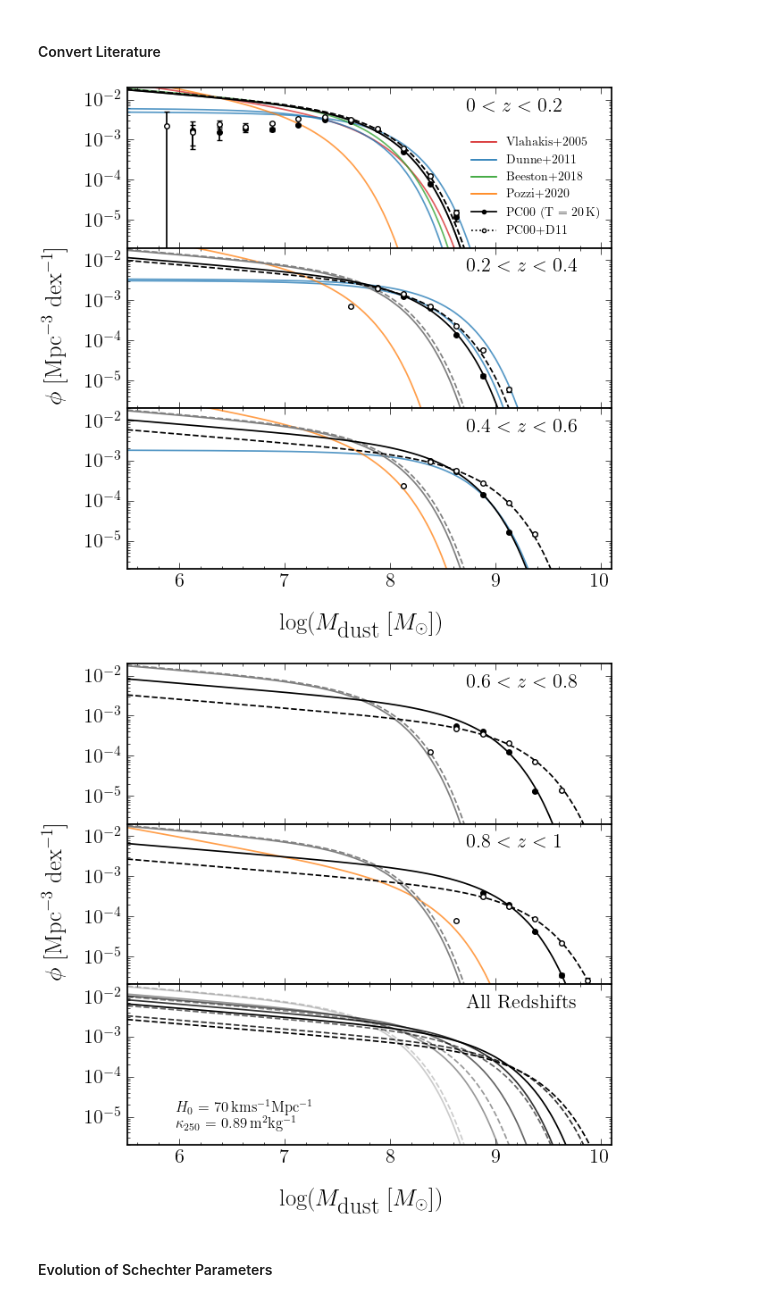
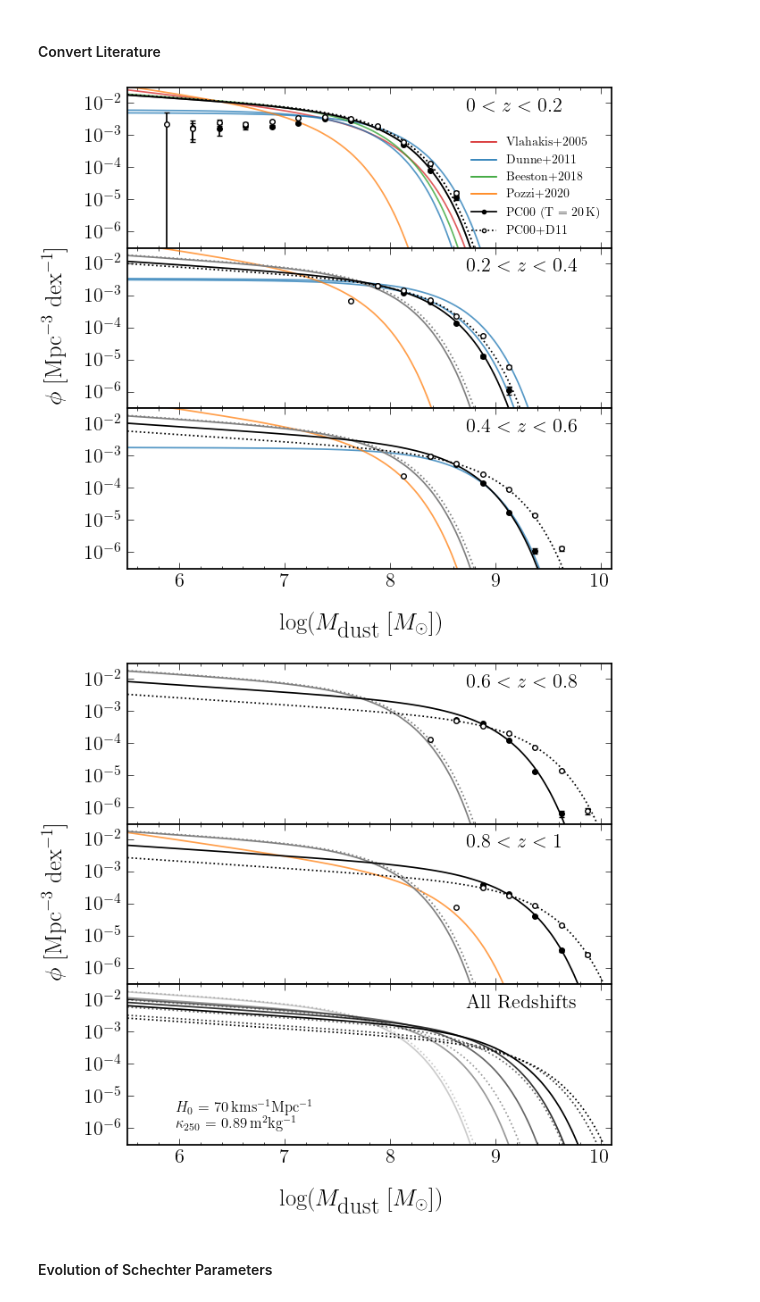
Before and after one commit to BradleyAWard/Thesis-Chapter-3-Dust-Mass-Functions, a Jupyter notebook: SGP_DMFs.ipynb, the cells around one changed output. Drawn from its saved outputs; the diff is of its cells as text; code cells hidden in the pictures.

Commit message:
Updating figures

```diff
--- a/SGP_DMFs.ipynb
+++ b/SGP_DMFs.ipynb
@@ -47,3 +49,9 @@ utils.save_result(SGP_sample_15_t_25, 'SGP_sample_15_t_25')
+# %%
+# ************************************************** Reload Sample Creation **************************************************
+# Reload sample creation results
+SGP_sample = utils.load_result("SGP_sample")
+SGP_sample_15_t_25 = utils.load_result("SGP_sample_15_t_25")
+# ************************************************** Reload Sample Creation **************************************************
 # %%
 # Define surveys from parameter file
 sgp_corrections = utils.load_result('sgp_correction_factors')
@@ -251,7 +275,8 @@ for ax in axes:
 
     ax.semilogy()
     ax.set_xlim(5.5, 10.1)
-    ax.set_ylim(2e-6, 2e-2)
+    ax.set_ylim(3e-7, 3e-2)
+    ax.set_yticks([1e-6, 1e-5, 1e-4, 1e-3, 1e-2])
 ax1.legend(loc='lower right', fontsize=10, markerscale=0.5)
 plt.subplots_adjust(hspace=0)
 fig.supxlabel(r'log($M_{\textrm{dust}}$ [$M_{\odot}$])', y=0)
@@ -289,7 +314,8 @@ for ax in axes:
 
     ax.semilogy()
     ax.set_xlim(5.5, 10.1)
-    ax.set_ylim(2e-6, 2e-2)
+    ax.set_ylim(3e-7, 3e-2)
+    ax.set_yticks([1e-6, 1e-5, 1e-4, 1e-3, 1e-2])
 plt.subplots_adjust(hspace=0)
 fig.supxlabel(r'log($M_{\textrm{dust}}$ [$M_{\odot}$])', y=0)
 fig.supylabel(r'$\phi$ [Mpc$^{-3}$ dex$^{-1}$]', x=-0.01)
@@ -374,18 +400,19 @@ for ax in axes:
 
     # Error bars and Schechter functions from SGP models
     ax.plot(logm_range, utils.log_schechter_perdex(logm_range, results_pc00_t20['logm_star'][0], results_pc00_t20['logphi_star_perdex'][0], results_pc00_t20['alpha'][0]), linestyle='-', c='grey')
-    ax.plot(logm_range, utils.log_schechter_perdex(logm_range, results_pc00_d11['logm_star'][0], results_pc00_d11['logphi_star_perdex'][0], results_pc00_d11['alpha'][0]), linestyle='--', c='grey')
+    ax.plot(logm_range, utils.log_schechter_perdex(logm_range, results_pc00_d11['logm_star'][0], results_pc00_d11['logphi_star_perdex'][0], results_pc00_d11['alpha'][0]), linestyle=':', c='grey')
     ax.errorbar(SGP_pc00_t20['logx_bin_centers'], SGP_pc00_t20['phi_grid'][counter], SGP_pc00_t20['phi_sigma'][counter], fmt='o', mfc='k', markersize=4, c='k')
     ax.plot(logm_range, utils.log_schechter_perdex(logm_range, results_pc00_t20['logm_star'][counter], results_pc00_t20['logphi_star_perdex'][counter], results_pc00_t20['alpha'][counter]), linestyle='-', c='k')
     ax.errorbar(SGP_pc00_d11['logx_bin_centers'], SGP_pc00_d11['phi_grid'][counter], SGP_pc00_d11['phi_sigma'][counter], fmt='o', mfc='w', markersize=4, c='k')
-    ax.plot(logm_range, utils.log_schechter_perdex(logm_range, results_pc00_d11['logm_star'][counter], results_pc00_d11['logphi_star_perdex'][counter], results_pc00_d11['alpha'][counter]), linestyle='--', c='k')
+    ax.plot(logm_range, utils.log_schechter_perdex(logm_range, results_pc00_d11['logm_star'][counter], results_pc00_d11['logphi_star_perdex'][counter], results_pc00_d11['alpha'][counter]), linestyle=':', c='k')
 
     ax.text(0.7, 0.85, z_intervals[counter], fontsize=16, transform=ax.transAxes)
     counter += 1
 
     ax.semilogy()
     ax.set_xlim(5.5, 10.1)
-    ax.set_ylim(2e-6, 2e-2)
+    ax.set_ylim(3e-7, 3e-2)
+    ax.set_yticks([1e-6, 1e-5, 1e-4, 1e-3, 1e-2])
 ax1.legend(loc='lower right', fontsize=10, markerscale=0.5)
 plt.subplots_adjust(hspace=0)
 fig.supxlabel(r'log($M_{\textrm{dust}}$ [$M_{\odot}$])', y=0)
@@ -401,39 +428,40 @@ ax5.plot(logm_range, utils.log_schechter_perdex(logm_range, literature_h70_k089[
 for ax in axes:
 
     # If final panel add text
     if counter == 5:
         ax6.text(0.7, 0.85, 'All Redshifts', fontsize=16, transform=ax.transAxes)
         ax6.text(0.1, 0.2, r'$H_0$ = 70\,kms$^{-1}$Mpc$^{-1}$', fontsize=12, transform=ax6.transAxes)
         ax6.text(0.1, 0.1, r'$\kappa_{250}$ = 0.89\,m$^{2}$kg$^{-1}$', fontsize=12, transform=ax6.transAxes)
 
         # Grayscale lines for final panel
         for alpha,it in zip([0.2,0.4,0.6,0.8,1], range(counter)):
             ax6.plot(logm_range, utils.log_schechter_perdex(logm_range, results_pc00_t20['logm_star'][it], results_pc00_t20['logphi_star_perdex'][it], results_pc00_t20['alpha'][it]), linestyle='-', c='k', alpha=alpha)
-            ax6.plot(logm_range, utils.log_schechter_perdex(logm_range, results_pc00_d11['logm_star'][it], results_pc00_d11['logphi_star_perdex'][it], results_pc00_d11['alpha'][it]), linestyle='--', c='k', alpha=alpha)
+            ax6.plot(logm_range, utils.log_schechter_perdex(logm_range, results_pc00_d11['logm_star'][it], results_pc00_d11['logphi_star_perdex'][it], results_pc00_d11['alpha'][it]), linestyle=':', c='k', alpha=alpha)
 
     else:
         # Error bars and Schechter functions from SGP models
         ax.plot(logm_range, utils.log_schechter_perdex(logm_range, results_pc00_t20['logm_star'][0], results_pc00_t20['logphi_star_perdex'][0], results_pc00_t20['alpha'][0]), linestyle='-', c='grey')
-        ax.plot(logm_range, utils.log_schechter_perdex(logm_range, results_pc00_d11['logm_star'][0], results_pc00_d11['logphi_star_perdex'][0], results_pc00_d11['alpha'][0]), linestyle='--', c='grey')
+        ax.plot(logm_range, utils.log_schechter_perdex(logm_range, results_pc00_d11['logm_star'][0], results_pc00_d11['logphi_star_perdex'][0], results_pc00_d11['alpha'][0]), linestyle=':', c='grey')
         ax.errorbar(SGP_pc00_t20['logx_bin_centers'], SGP_pc00_t20['phi_grid'][counter], SGP_pc00_t20['phi_sigma'][counter], fmt='o', mfc='k', markersize=4, c='k')
         ax.plot(logm_range, utils.log_schechter_perdex(logm_range, results_pc00_t20['logm_star'][counter], results_pc00_t20['logphi_star_perdex'][counter], results_pc00_t20['alpha'][counter]), linestyle='-', c='k')
         ax.errorbar(SGP_pc00_d11['logx_bin_centers'], SGP_pc00_d11['phi_grid'][counter], SGP_pc00_d11['phi_sigma'][counter], fmt='o', mfc='w', markersize=4, c='k')
-        ax.plot(logm_range, utils.log_schechter_perdex(logm_range, results_pc00_d11['logm_star'][counter], results_pc00_d11['logphi_star_perdex'][counter], results_pc00_d11['alpha'][counter]), linestyle='--', c='k')
+        ax.plot(logm_range, utils.log_schechter_perdex(logm_range, results_pc00_d11['logm_star'][counter], results_pc00_d11['logphi_star_perdex'][counter], results_pc00_d11['alpha'][counter]), linestyle=':', c='k')
 
         ax.text(0.7, 0.85, z_intervals[counter], fontsize=16, transform=ax.transAxes)
         counter += 1
 
     ax.semilogy()
     ax.set_xlim(5.5, 10.1)
-    ax.set_ylim(2e-6, 2e-2)
+    ax.set_ylim(3e-7, 3e-2)
+    ax.set_yticks([1e-6, 1e-5, 1e-4, 1e-3, 1e-2])
 plt.subplots_adjust(hspace=0)
 fig.supxlabel(r'log($M_{\textrm{dust}}$ [$M_{\odot}$])', y=0)
 fig.supylabel(r'$\phi$ [Mpc$^{-3}$ dex$^{-1}$]', x=-0.01)
 plt.savefig(os.getcwd() + '/figures/Figure_3_5_part2.pdf', dpi=1000, bbox_inches='tight')
 plt.show()
 # %% [output]
-[figure, old version]
+[figure, new version]
-[figure, old version]
+[figure, new version]
 # %% [markdown]
 #### Evolution of Schechter Parameters
 # %%
```
Also changed, not shown: parts of 10 cells of this notebook, 9 other files.
